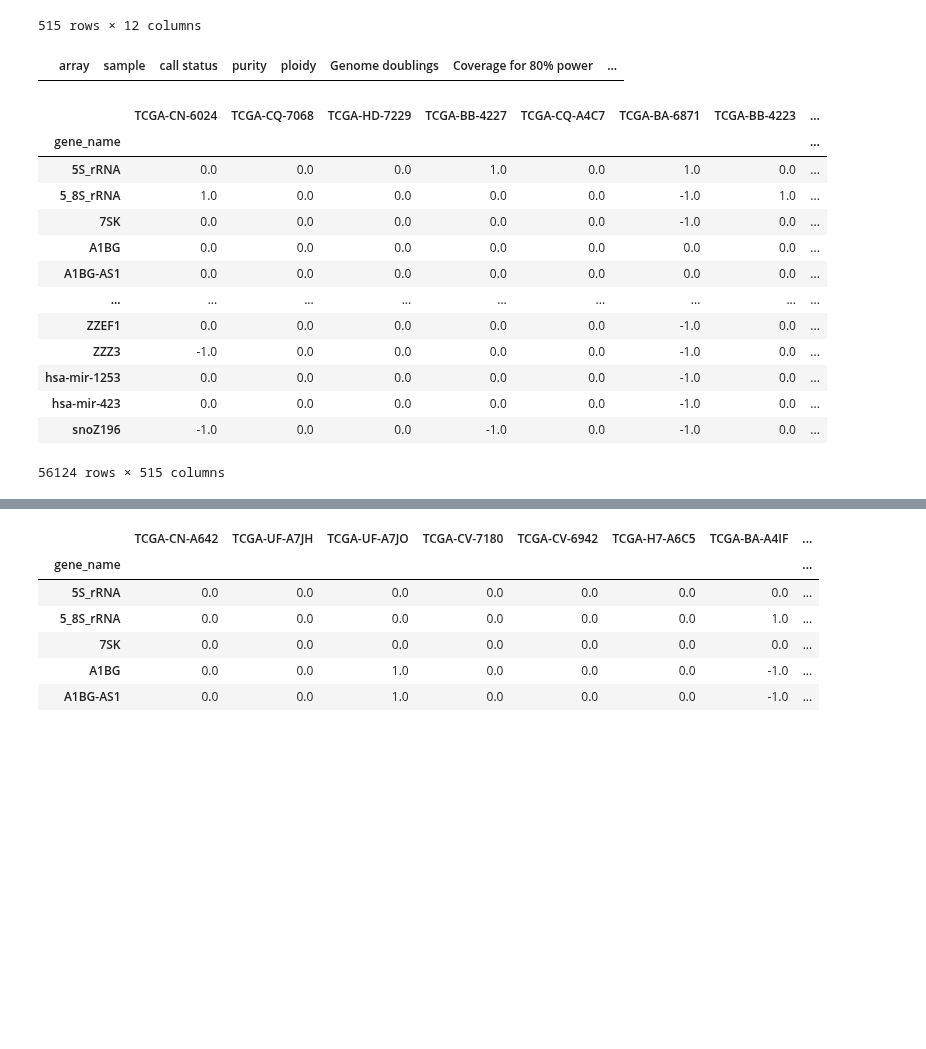
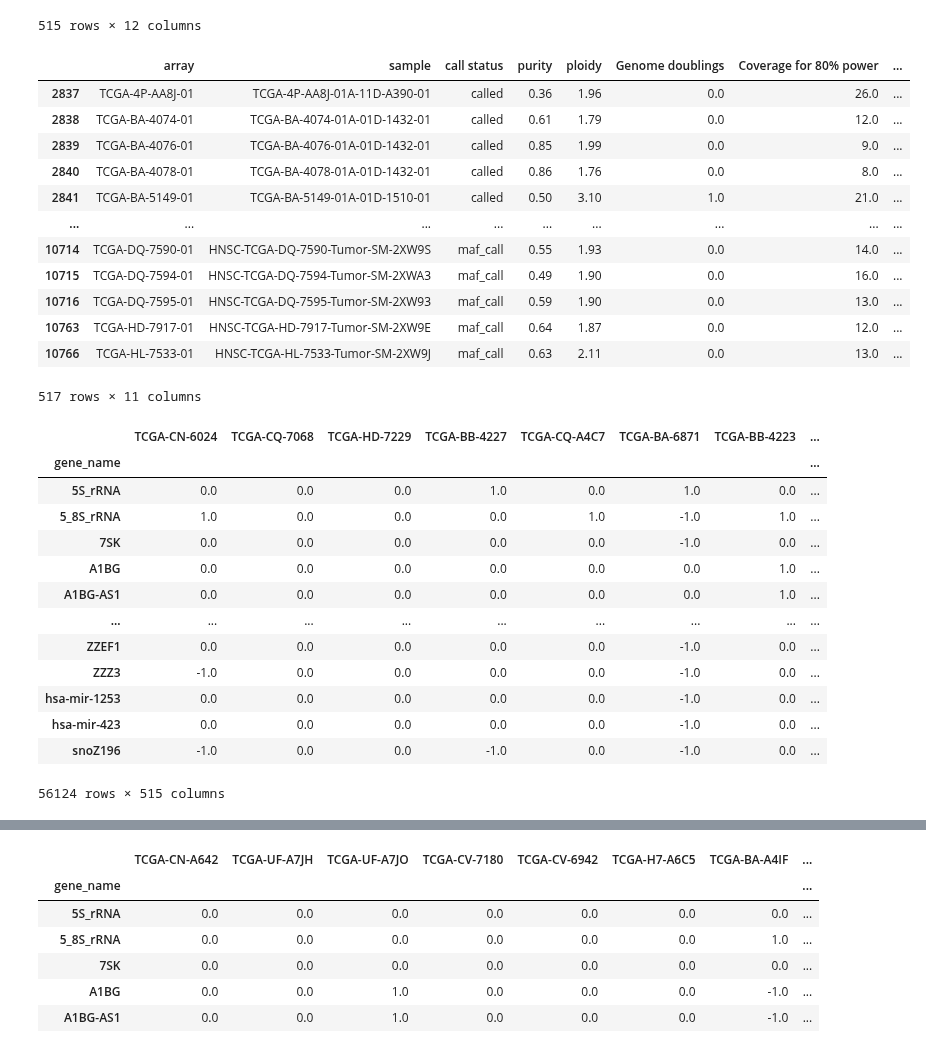
Before and after one commit to Harrison-Q-Ma/BNFO285_Projects, a Jupyter notebook: project_4/Wenshu/process_TCGA-HNSC_cnv.ipynb, the cells around one changed output, grey strips where cells are left out. Cells and saved outputs as stored; diff of their text form; code cells hidden in the pictures; blank space fills up the shorter version.

```diff
--- a/project_4/Wenshu/process_TCGA-HNSC_cnv.ipynb
+++ b/project_4/Wenshu/process_TCGA-HNSC_cnv.ipynb
@@ -23,15 +23,27 @@ sample_sheet
 # %%
 sample_info = pd.read_csv("~/Desktop/TCGA_mastercalls.abs_tables_JSedit.fixed.txt", sep = "\t")
 sample_info['patient_id'] = (
     sample_info['array']
       .str.split('-')
       .str[:3]
       .str.join('-')
 )
 sample_info = sample_info[sample_info['patient_id'].isin(sample_sheet['patient_id'])]
-sample_info[sample_info["ploidy"] == 0]
+sample_info
 # %% [output]
 |  | array | sample | call status | purity | ploidy | Genome doublings | Coverage for 80% power | ... |
+| 2837 | TCGA-4P-AA8J-01 | TCGA-4P-AA8J-01A-11D-A390-01 | called | 0.36 | 1.96 | 0.0 | 26.0 | ... |
+| 2838 | TCGA-BA-4074-01 | TCGA-BA-4074-01A-01D-1432-01 | called | 0.61 | 1.79 | 0.0 | 12.0 | ... |
+| 2839 | TCGA-BA-4076-01 | TCGA-BA-4076-01A-01D-1432-01 | called | 0.85 | 1.99 | 0.0 | 9.0 | ... |
+| 2840 | TCGA-BA-4078-01 | TCGA-BA-4078-01A-01D-1432-01 | called | 0.86 | 1.76 | 0.0 | 8.0 | ... |
+| 2841 | TCGA-BA-5149-01 | TCGA-BA-5149-01A-01D-1510-01 | called | 0.50 | 3.10 | 1.0 | 21.0 | ... |
+| ... | ... | ... | ... | ... | ... | ... | ... | ... |
+| 10714 | TCGA-DQ-7590-01 | HNSC-TCGA-DQ-7590-Tumor-SM-2XW9S | maf_call | 0.55 | 1.93 | 0.0 | 14.0 | ... |
+| 10715 | TCGA-DQ-7594-01 | HNSC-TCGA-DQ-7594-Tumor-SM-2XWA3 | maf_call | 0.49 | 1.90 | 0.0 | 16.0 | ... |
+| 10716 | TCGA-DQ-7595-01 | HNSC-TCGA-DQ-7595-Tumor-SM-2XW93 | maf_call | 0.59 | 1.90 | 0.0 | 13.0 | ... |
+| 10763 | TCGA-HD-7917-01 | HNSC-TCGA-HD-7917-Tumor-SM-2XW9E | maf_call | 0.64 | 1.87 | 0.0 | 12.0 | ... |
+| 10766 | TCGA-HL-7533-01 | HNSC-TCGA-HL-7533-Tumor-SM-2XW9J | maf_call | 0.63 | 2.11 | 0.0 | 13.0 | ... |
+517 rows × 11 columns
 # %%
 base_dir = os.path.expanduser("~/Desktop/cnv/")
 
@@ -50,8 +62,8 @@ for patient in sample_sheet["patient_id"].unique():
     ploidy = sample_info.loc[sample_info["patient_id"] == patient, "ploidy"].iloc[0]
 
     df['cnv_status'] = df['copy_number'].dropna().apply(
-        lambda x: 1 if np.log2((x+1e-6)/ploidy) >= 0.5
-                  else (-1 if np.log2((x+1e-6)/ploidy) <= -0.5
+        lambda x: 1 if np.log2((x+1e-6)/ploidy) >= 0.3
+                  else (-1 if np.log2((x+1e-6)/ploidy) <= -0.3
                         else 0)
     )
 
@@ -64,10 +76,10 @@ cnv_status_df
 |  | TCGA-CN-6024 | TCGA-CQ-7068 | TCGA-HD-7229 | TCGA-BB-4227 | TCGA-CQ-A4C7 | TCGA-BA-6871 | TCGA-BB-4223 | ... |
 | gene_name |  |  |  |  |  |  |  | ... |
 | 5S_rRNA | 0.0 | 0.0 | 0.0 | 1.0 | 0.0 | 1.0 | 0.0 | ... |
-| 5_8S_rRNA | 1.0 | 0.0 | 0.0 | 0.0 | 0.0 | -1.0 | 1.0 | ... |
+| 5_8S_rRNA | 1.0 | 0.0 | 0.0 | 0.0 | 1.0 | -1.0 | 1.0 | ... |
 | 7SK | 0.0 | 0.0 | 0.0 | 0.0 | 0.0 | -1.0 | 0.0 | ... |
-| A1BG | 0.0 | 0.0 | 0.0 | 0.0 | 0.0 | 0.0 | 0.0 | ... |
-| A1BG-AS1 | 0.0 | 0.0 | 0.0 | 0.0 | 0.0 | 0.0 | 0.0 | ... |
+| A1BG | 0.0 | 0.0 | 0.0 | 0.0 | 0.0 | 0.0 | 1.0 | ... |
+| A1BG-AS1 | 0.0 | 0.0 | 0.0 | 0.0 | 0.0 | 0.0 | 1.0 | ... |
 | ... | ... | ... | ... | ... | ... | ... | ... | ... |
 | ZZEF1 | 0.0 | 0.0 | 0.0 | 0.0 | 0.0 | -1.0 | 0.0 | ... |
 | ZZZ3 | -1.0 | 0.0 | 0.0 | 0.0 | 0.0 | -1.0 | 0.0 | ... |
```
Also changed, not shown: parts of 2 cells of this notebook, 7 other files.
